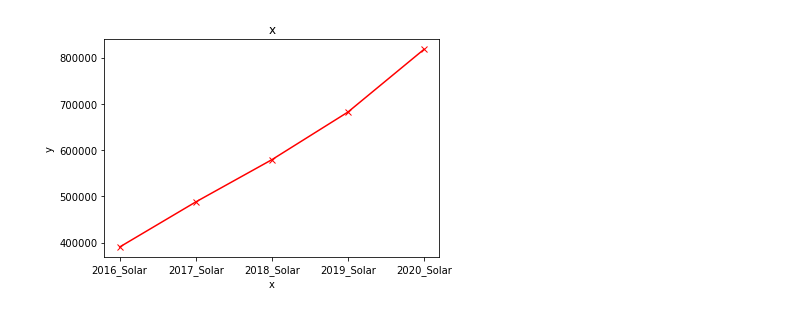
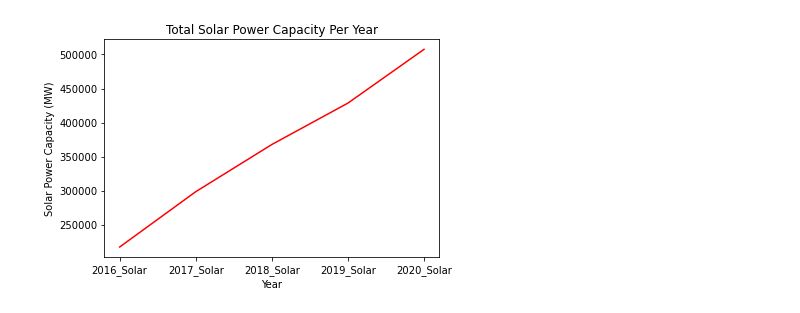
Before and after one commit to ehayyat/project1, a Jupyter notebook: Question 1.ipynb, the cells around one changed output. Cells and saved outputs as stored; diff of their text form; code cells hidden in the pictures.

```diff
--- a/Question 1.ipynb
+++ b/Question 1.ipynb
@@ -20,7 +20,7 @@ solarpower_df = solarpower_data.rename(columns={"Country or territory": "Country
 
 #Drop non-important columns
 gdp_df = gdp_df.drop(columns=["Country Code", "Indicator Name", "Indicator Code", "2016_GDP", "2017_GDP", "2018_GDP", "2019_GDP", "2020_GDP"])
-solarpower_df = solarpower_df.drop(columns = ["W per capita 2019", "2016_New", "2017_New", "2018_New", "2019_New", "2020_New", "Share of total consumption %"])
+solarpower_df = solarpower_df.drop(columns = ["W per capita 2019", "Share of total consumption %"])
 # %%
 # Combine the data into a single dataset
 data_df = pd.merge(gdp_df, solarpower_df, how="inner", on="Country")
@@ -55,0 +42,3 @@ plt.show()
+# %%
+solarpower_df_solar = data_df.drop(columns = ["2016_New", "2017_New", "2018_New", "2019_New", "2020_New"])
+solarpower_df_solar
@@ -56,14 +65,14 @@ plt.show()
 # %%
 columns= ['2016_Solar','2017_Solar', '2018_Solar','2019_Solar', '2020_Solar']
-totals = data_df [columns].sum(axis =0)
+totals = solarpower_df_solar [columns].sum(axis =0)
 # %%
 totals = totals.tolist()
 # %%
-plt.plot(columns, totals, marker = 'x', color = "red")
-plt.xlabel("x")
-plt.ylabel("y")
-plt.title("x")
+plt.plot(columns, totals, color = "red")
+plt.xlabel("Year")
+plt.ylabel("Solar Power Capacity (MW)")
+plt.title("Total Solar Power Capacity Per Year")
 plt.show()
 # %% [output]
-[figure, old version]
+[figure, new version]
 # %%
```
Also changed, not shown: parts of 16 cells of this notebook.
